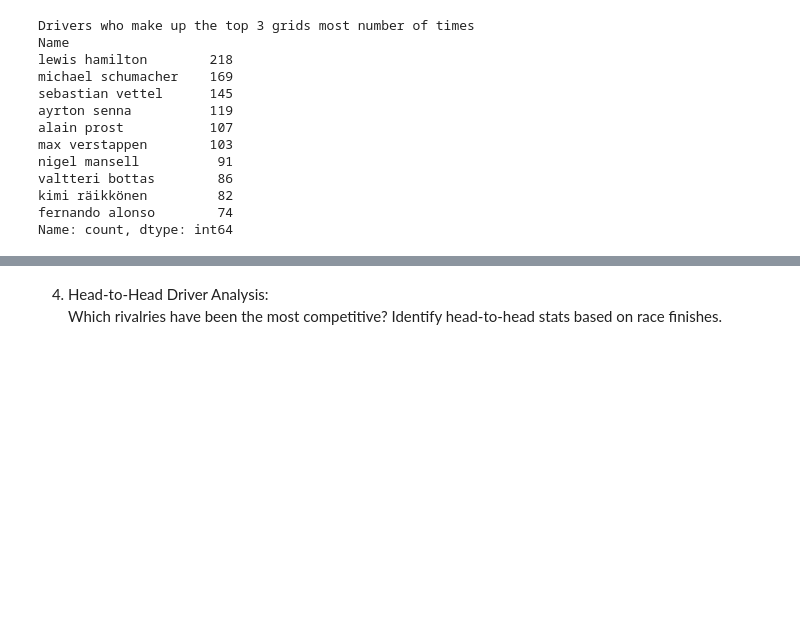
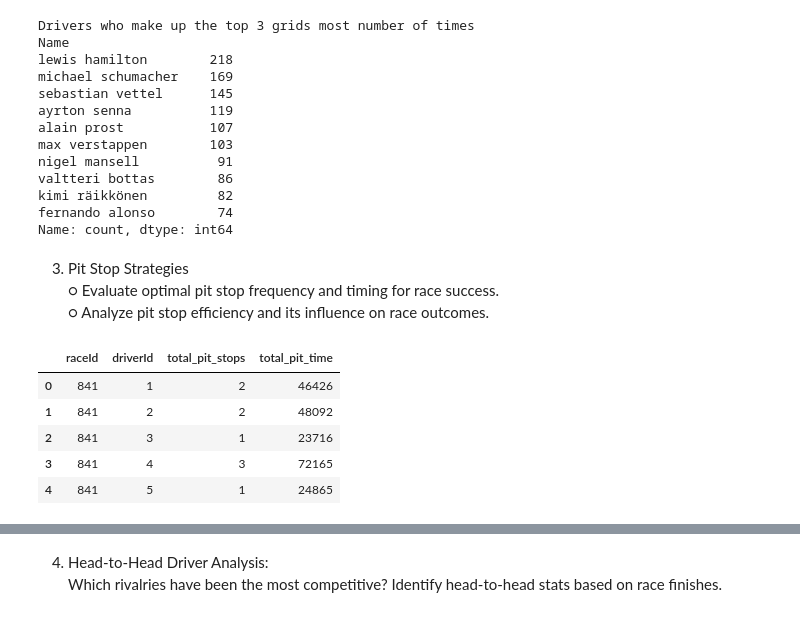
Before and after one commit to LalithKishore-S/DPL_2025, a Jupyter notebook: Analysis_questions.ipynb, the cells around one changed output, grey strips where cells are left out. Drawn from its saved outputs; the diff is of its cells as text; code cells hidden in the pictures; blank space fills up the shorter version.

```diff
--- a/Analysis_questions.ipynb
+++ b/Analysis_questions.ipynb
@@ -305,3 +305,21 @@ valtteri bottas        86
 kimi räikkönen         82
 fernando alonso        74
 Name: count, dtype: int64
+# %% [markdown]
+3.	Pit Stop Strategies<br>
+○	Evaluate optimal pit stop frequency and timing for race success.<br>
+○	Analyze pit stop efficiency and its influence on race outcomes.
+# %%
+results = pd.read_csv("final_dataset/results.csv")
+pit_stops = pd.read_csv("final_dataset/pit_stops.csv")
+
+pit_stops = pit_stops[['raceId','driverId','stop','milliseconds']]
+pit_stops_cumulative = pit_stops.groupby(['raceId', 'driverId']).agg(total_pit_stops=('stop', 'count'), total_pit_time=('milliseconds', 'sum')).reset_index()
+pit_stops_cumulative.head()
+# %% [output]
+|  | raceId | driverId | total_pit_stops | total_pit_time |
+| 0 | 841 | 1 | 2 | 46426 |
+| 1 | 841 | 2 | 2 | 48092 |
+| 2 | 841 | 3 | 1 | 23716 |
+| 3 | 841 | 4 | 3 | 72165 |
+| 4 | 841 | 5 | 1 | 24865 |
```
Also changed, not shown: parts of 5 cells of this notebook.
